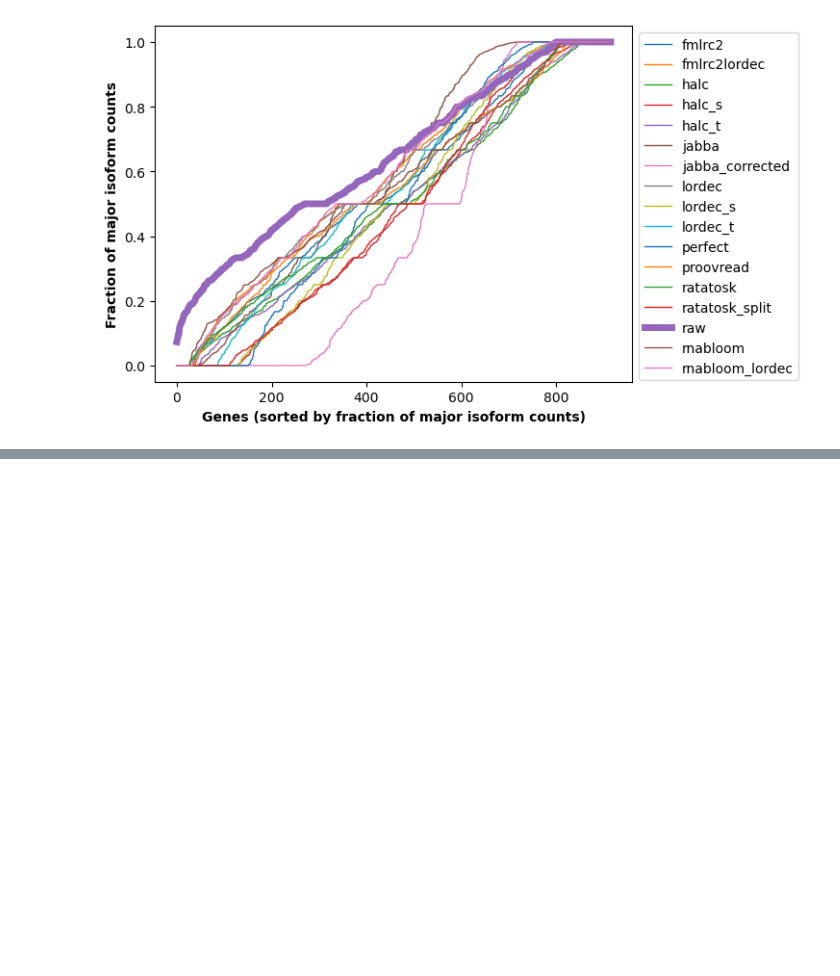
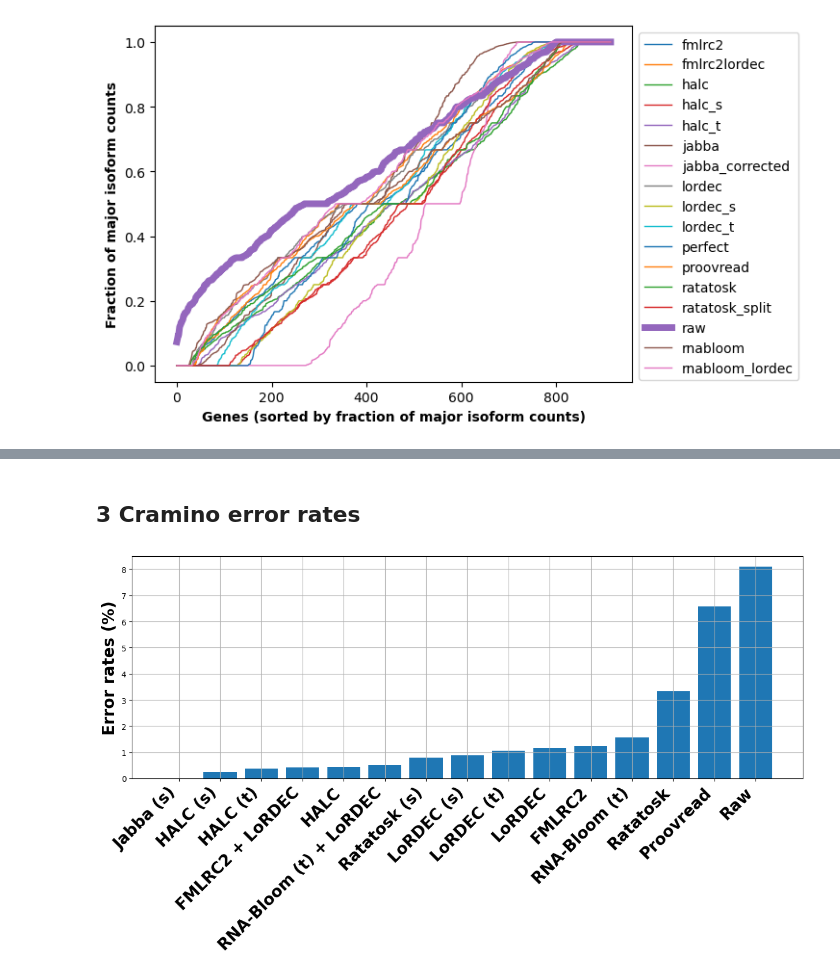
Before and after one commit to SimonHegele/Masterthesis, a Jupyter notebook: supplementaries/analysis_correction.ipynb, the cells around one changed output, grey strips where cells are left out. Cells and saved outputs as stored; diff of their text form; code cells hidden in the pictures; blank space fills up the shorter version.

```diff
--- a/supplementaries/analysis_correction.ipynb
+++ b/supplementaries/analysis_correction.ipynb
@@ -344,0 +365,31 @@ fraction_of_major_isoform_plot()
+# %% [markdown]
+## 3 Cramino error rates
+# %%
+cramino_error_rates = {"Raw":                    8.09,
+                       "FMLRC2":                 1.23,
+                       "FMLRC2 + LoRDEC":        0.41,
+                       "HALC":                   0.45,
+                       "LoRDEC":                 1.18,
+                       "Proovread":              6.58,
+                       "Ratatosk":               3.34,
+                       "HALC (t)":               0.38,
+                       "LoRDEC (t)":             1.05,
+                       "RNA-Bloom (t)":          1.57,
+                       "RNA-Bloom (t) + LoRDEC": 0.51,
+                       "HALC (s)":               0.24,
+                       "Jabba (s)":              0.00,
+                       "LoRDEC (s)":             0.89,
+                       "Ratatosk (s)":           0.79}
+
+X = sorted(list(cramino_error_rates.keys()), key=lambda x: cramino_error_rates[x])
+Y = [cramino_error_rates[x] for x in X]
+
+fig, axes = pyplot.subplots(figsize=(15,5))
+
+axes.bar(X, Y)
+axes.set_ylabel("Error rates (%)", fontweight="bold", fontsize=20)
+axes.set_xticks(X)
+axes.set_xticklabels(X, fontweight="bold", rotation=45, ha="right", fontsize=20)
+axes.grid()
+# %% [output]
+[figure, added]
```
Also changed, not shown: parts of 2 cells of this notebook.
